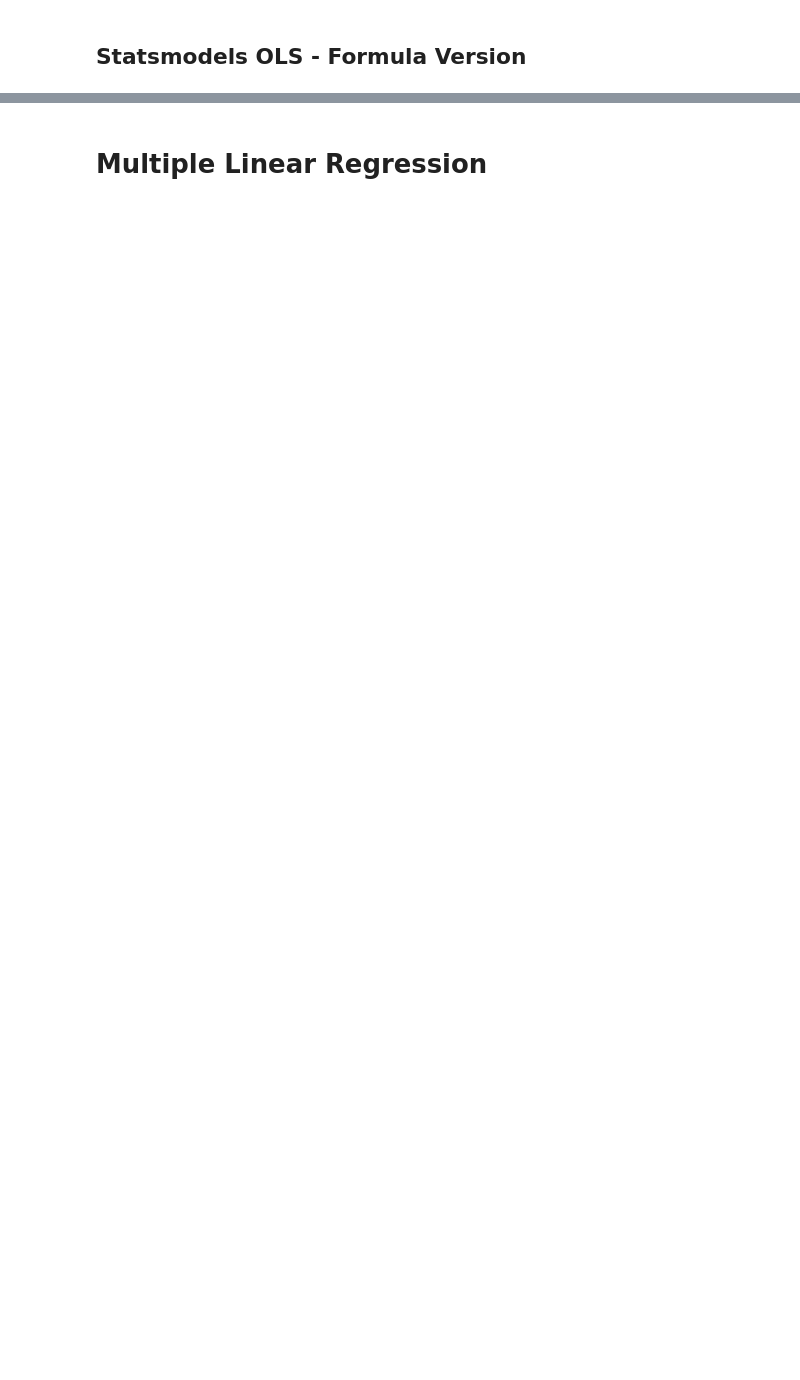
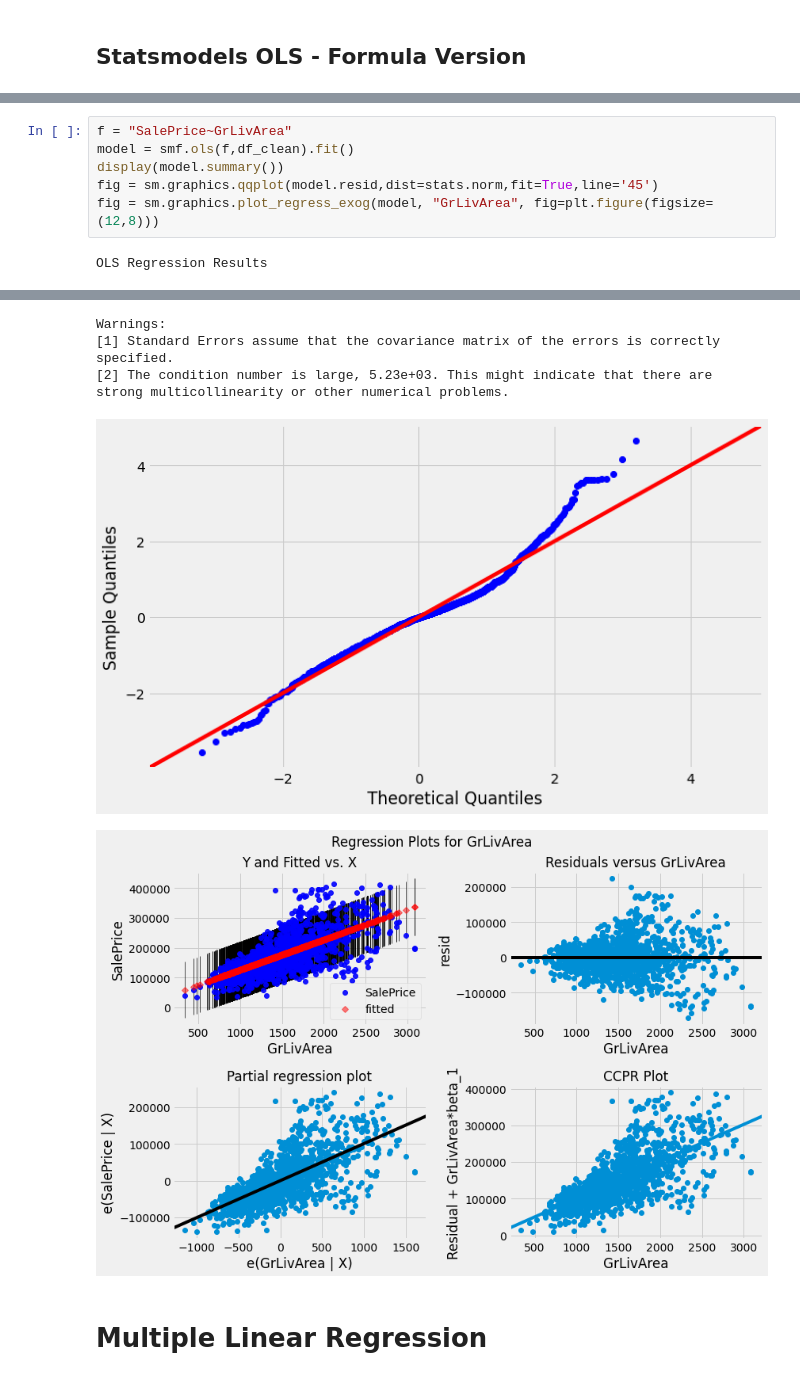
Before and after one commit to jirvingphd/fsds_070620_FT, a Jupyter notebook: Mod_2/sect_19_multiple_regression/section_19_Multiple_Regression_SG.ipynb, the cells around one changed output, grey strips where cells are left out. Drawn from its saved outputs; the diff is of its cells as text; blank space fills up the shorter version.

```diff
--- a/Mod_2/sect_19_multiple_regression/section_19_Multiple_Regression_SG.ipynb
+++ b/Mod_2/sect_19_multiple_regression/section_19_Multiple_Regression_SG.ipynb
@@ -198,0 +304,8 @@ df_clean
+# %%
+f = "SalePrice~GrLivArea"
+model = smf.ols(f,df_clean).fit()
+display(model.summary())
+fig = sm.graphics.qqplot(model.resid,dist=stats.norm,fit=True,line='45')
+fig = sm.graphics.plot_regress_exog(model, "GrLivArea", fig=plt.figure(figsize=(12,8)))
+# %% [output]
+OLS Regression Results
@@ -199,3 +328,9 @@ df_clean
+Warnings:
+[1] Standard Errors assume that the covariance matrix of the errors is correctly specified.
+[2] The condition number is large, 5.23e+03. This might indicate that there are
+strong multicollinearity or other numerical problems.
+[figure, added]
+[figure, added]
 # %% [markdown]
 # Multiple Linear Regression
 # %% [markdown]
```
Also changed, not shown: parts of 66 cells of this notebook.
